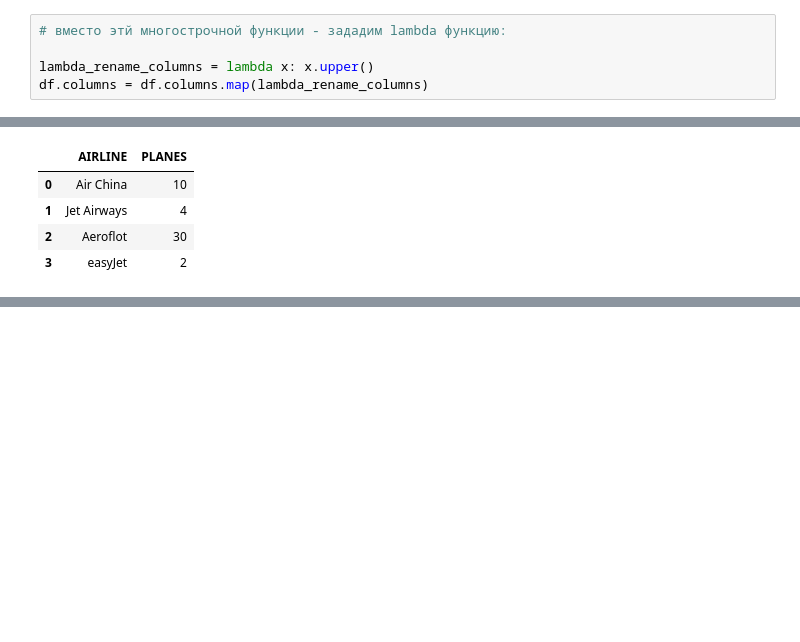
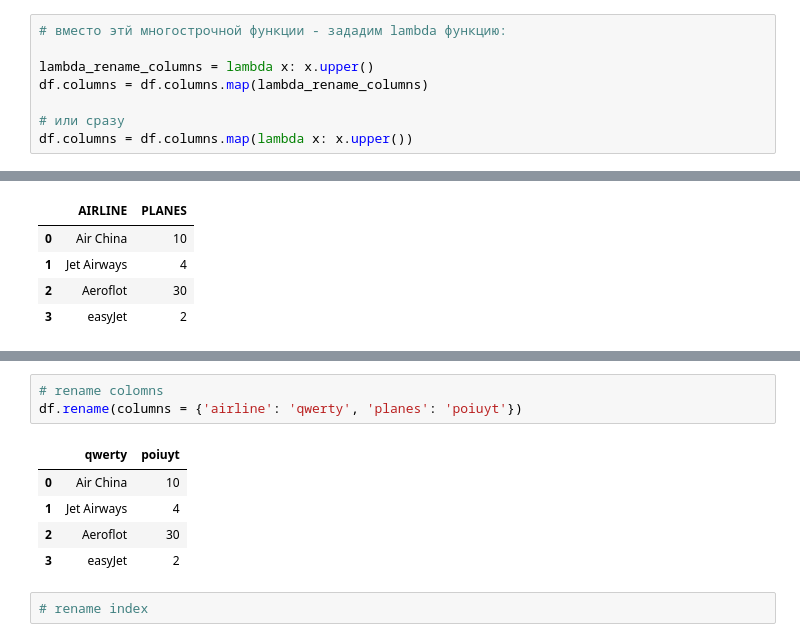
Before and after one commit to kroninam/My_notes_for_Pandas, a Jupyter notebook: 007_Pandas_чистка_и_подготовка_данных_к_анализу.ipynb, the cells around one changed output, grey strips where cells are left out. Drawn from its saved outputs; the diff is of its cells as text; blank space fills up the shorter version.

```diff
--- a/007_Pandas_чистка_и_подготовка_данных_к_анализу.ipynb
+++ b/007_Pandas_чистка_и_подготовка_данных_к_анализу.ipynb
@@ -769,6 +770,9 @@ df.columns = df.columns.map(rename_columns)
 
 lambda_rename_columns = lambda x: x.upper()
 df.columns = df.columns.map(lambda_rename_columns)
+
+# или сразу
+df.columns = df.columns.map(lambda x: x.upper())
 # %%
 df
 # %% [output]
@@ -779,0 +794,11 @@ df
+# %%
+# rename colomns
+df.rename(columns = {'airline': 'qwerty', 'planes': 'poiuyt'})
+# %% [output]
+|  | qwerty | poiuyt |
+| 0 | Air China | 10 |
+| 1 | Jet Airways | 4 |
+| 2 | Aeroflot | 30 |
+| 3 | easyJet | 2 |
+# %%
+# rename index
```
Also changed, not shown: parts of 39 cells of this notebook.
